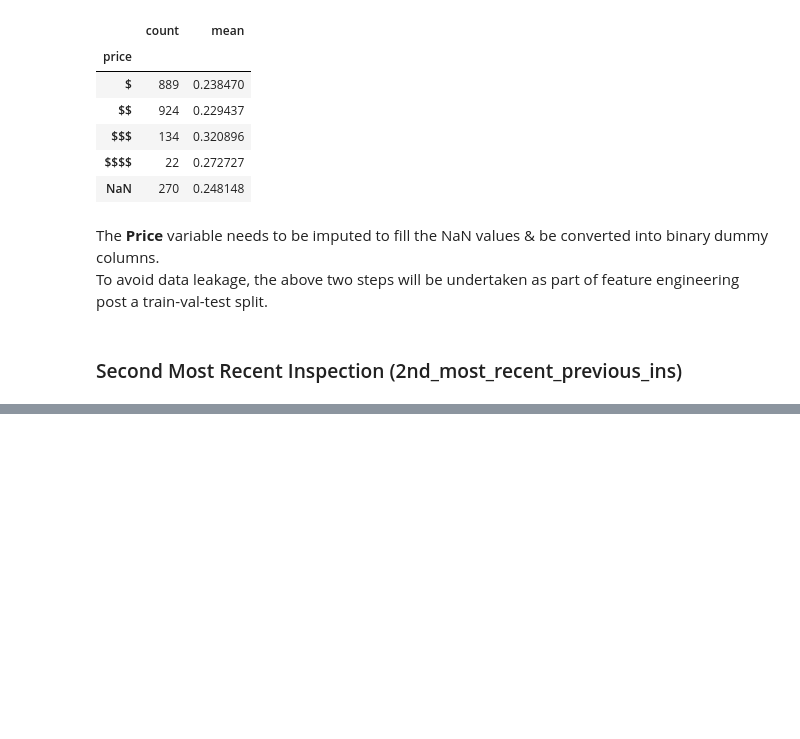
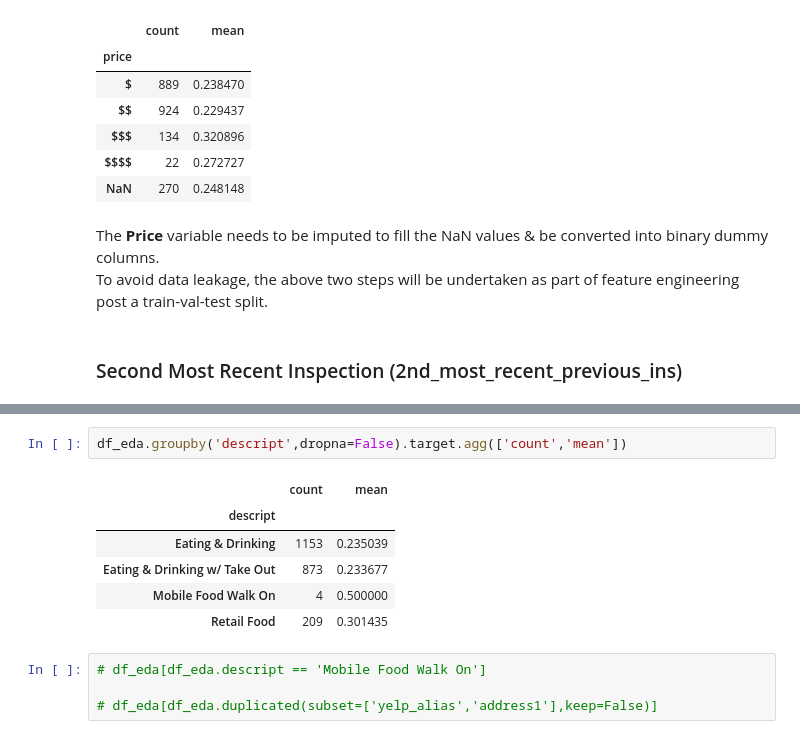
Before and after one commit to navish92/Restaurant_Inspections, a Jupyter notebook: Feature_Engineering_and_Modeling.ipynb, the cells around one changed output, grey strips where cells are left out. Drawn from its saved outputs; the diff is of its cells as text; blank space fills up the shorter version.

```diff
--- a/Feature_Engineering_and_Modeling.ipynb
+++ b/Feature_Engineering_and_Modeling.ipynb
@@ -264,0 +292,13 @@ df_eda[df_eda['2nd_most_recent_previous_ins'].isna()]
+# %%
+df_eda.groupby('descript',dropna=False).target.agg(['count','mean'])
+# %% [output]
+|  | count | mean |
+| descript |  |  |
+| Eating & Drinking | 1153 | 0.235039 |
+| Eating & Drinking w/ Take Out | 873 | 0.233677 |
+| Mobile Food Walk On | 4 | 0.500000 |
+| Retail Food | 209 | 0.301435 |
+# %%
+# df_eda[df_eda.descript == 'Mobile Food Walk On']
+
+# df_eda[df_eda.duplicated(subset=['yelp_alias','address1'],keep=False)]
```
Also changed, not shown: parts of 14 cells of this notebook.
